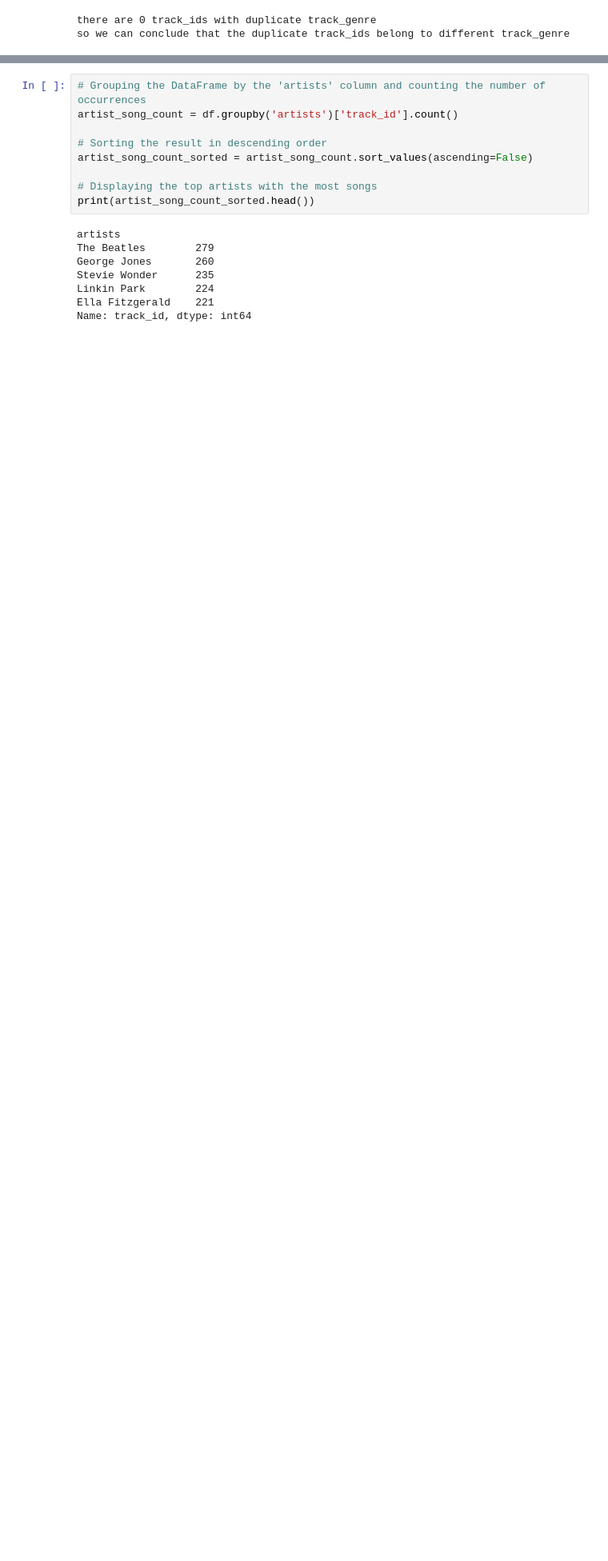
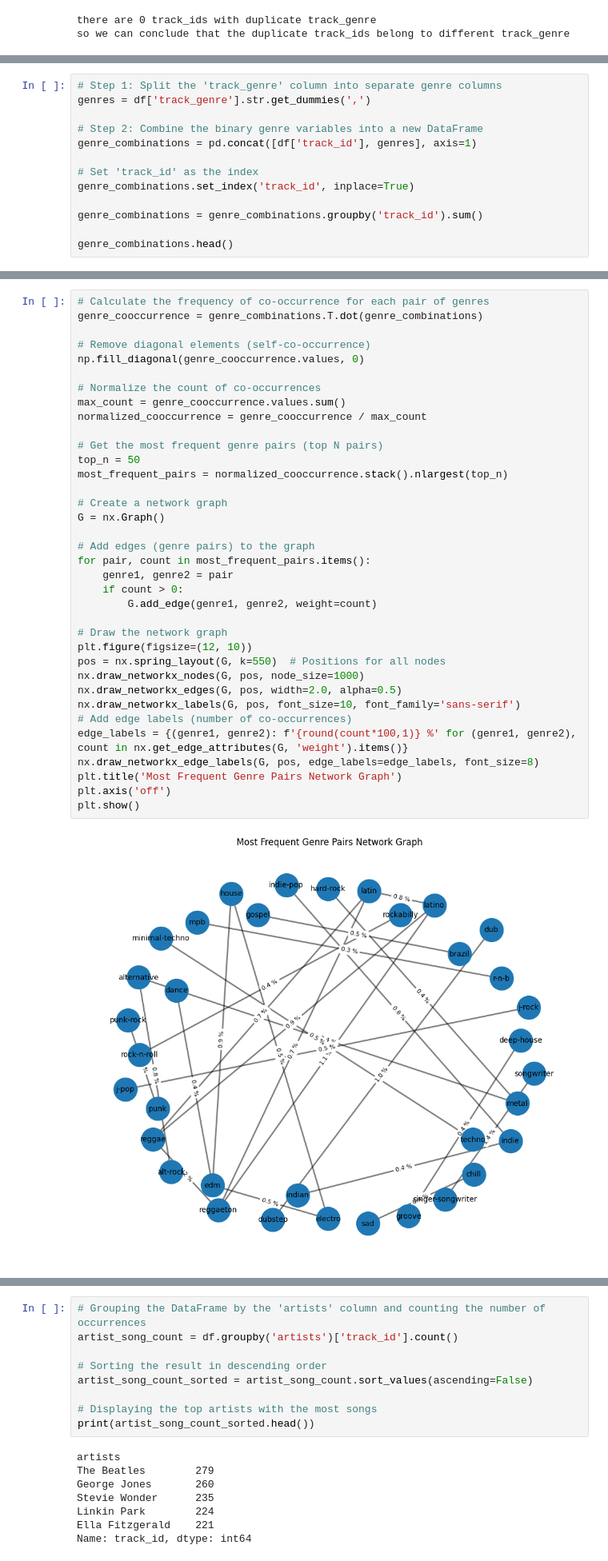
Before and after one commit to malakggh/Data-Science-Project, a Jupyter notebook: project.ipynb, the cells around one changed output, grey strips where cells are left out. Shown at 80% size. Saved outputs shown, nothing was run; the diff lists cells and outputs as text; blank space fills up the shorter version.

```diff
--- a/project.ipynb
+++ b/project.ipynb
@@ -97,0 +132,13 @@ from utils import get_ticks, plot_on_bars, config_plot
+# %%
+# Step 1: Split the 'track_genre' column into separate genre columns
+genres = df['track_genre'].str.get_dummies(',')
+
+# Step 2: Combine the binary genre variables into a new DataFrame
+genre_combinations = pd.concat([df['track_id'], genres], axis=1)
+
+# Set 'track_id' as the index
+genre_combinations.set_index('track_id', inplace=True)
+
+genre_combinations = genre_combinations.groupby('track_id').sum()
+
+genre_combinations.head()
@@ -98,3 +158,41 @@ from utils import get_ticks, plot_on_bars, config_plot
+# %%
+# Calculate the frequency of co-occurrence for each pair of genres
+genre_cooccurrence = genre_combinations.T.dot(genre_combinations)
+
+# Remove diagonal elements (self-co-occurrence)
+np.fill_diagonal(genre_cooccurrence.values, 0)
+
+# Normalize the count of co-occurrences
+max_count = genre_cooccurrence.values.sum()
+normalized_cooccurrence = genre_cooccurrence / max_count
+
+# Get the most frequent genre pairs (top N pairs)
+top_n = 50
+most_frequent_pairs = normalized_cooccurrence.stack().nlargest(top_n)
+
+# Create a network graph
+G = nx.Graph()
+
+# Add edges (genre pairs) to the graph
+for pair, count in most_frequent_pairs.items():
+    genre1, genre2 = pair
+    if count > 0:
+        G.add_edge(genre1, genre2, weight=count)
+
+# Draw the network graph
+plt.figure(figsize=(12, 10))
+pos = nx.spring_layout(G, k=550)  # Positions for all nodes
+nx.draw_networkx_nodes(G, pos, node_size=1000)
+nx.draw_networkx_edges(G, pos, width=2.0, alpha=0.5)
+nx.draw_networkx_labels(G, pos, font_size=10, font_family='sans-serif')
+# Add edge labels (number of co-occurrences)
+edge_labels = {(genre1, genre2): f'{round(count*100,1)} %' for (genre1, genre2), count in nx.get_edge_attributes(G, 'weight').items()}
+nx.draw_networkx_edge_labels(G, pos, edge_labels=edge_labels, font_size=8)
+plt.title('Most Frequent Genre Pairs Network Graph')
+plt.axis('off')
+plt.show()
+# %% [output]
+[figure, added]
 # %%
 plt.figure(figsize=(10, 6))
 ticks=get_ticks(20, df['popularity'])
```
Also changed, not shown: parts of 43 cells of this notebook, 5 other files.
